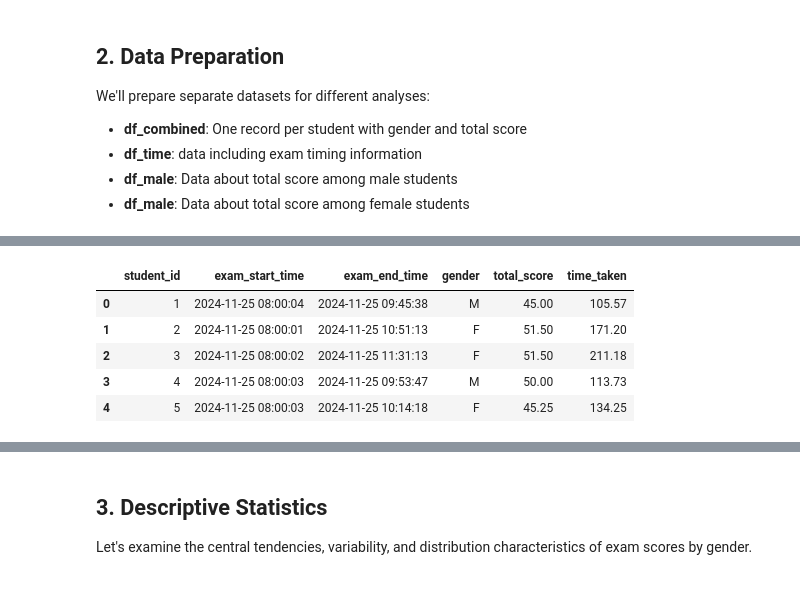
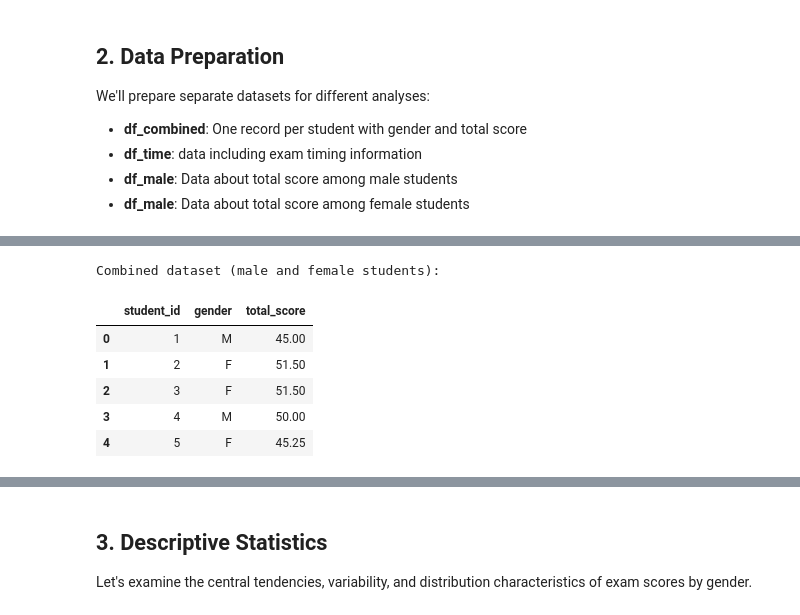
Before and after one commit to juliepe/exam_analysis_H25, a Jupyter notebook: analysis/IN2120/IN2120_2024/notebooks/3. Overall_exam_performance_analysis_genders_time.ipynb, the cells around one changed output, grey strips where cells are left out. Saved outputs shown, nothing was run; the diff lists cells and outputs as text; code cells hidden in the pictures.

```diff
--- a/analysis/IN2120/IN2120_2024/notebooks/3. Overall_exam_performance_analysis_genders_IN2120_2024.ipynb
+++ b/analysis/IN2120/IN2120_2024/notebooks/3. Overall_exam_performance_analysis_genders_time.ipynb
@@ -94,19 +75,11 @@ Female students: 141 (38.4%)
-# %%
-df_time = df.groupby('student_id').agg({
-    'exam_start_time': 'first',
-    'exam_end_time': 'first',
-    'gender': 'first',
-    'total_score': 'first'
-}).reset_index()
-
-#add column with time taken to complete the exam in minutes
-df_time['time_taken'] = round((pd.to_datetime(df_time['exam_end_time']) - pd.to_datetime(df_time['exam_start_time'])).dt.total_seconds() / 60, 2)
-
-df_time.head()
-# %% [output]
-|  | student_id | exam_start_time | exam_end_time | gender | total_score | time_taken |
-| 0 | 1 | 2024-11-25 08:00:04 | 2024-11-25 09:45:38 | M | 45.00 | 105.57 |
-| 1 | 2 | 2024-11-25 08:00:01 | 2024-11-25 10:51:13 | F | 51.50 | 171.20 |
-| 2 | 3 | 2024-11-25 08:00:02 | 2024-11-25 11:31:13 | F | 51.50 | 211.18 |
-| 3 | 4 | 2024-11-25 08:00:03 | 2024-11-25 09:53:47 | M | 50.00 | 113.73 |
-| 4 | 5 | 2024-11-25 08:00:03 | 2024-11-25 10:14:18 | F | 45.25 | 134.25 |
+# %%
+print("Combined dataset (male and female students):")
+df_combined.head()
+# %% [output]
+Combined dataset (male and female students):
+|  | student_id | gender | total_score |
+| 0 | 1 | M | 45.00 |
+| 1 | 2 | F | 51.50 |
+| 2 | 3 | F | 51.50 |
+| 3 | 4 | M | 50.00 |
+| 4 | 5 | F | 45.25 |
```
Also changed, not shown: parts of 23 cells of this notebook, 2 other files.
